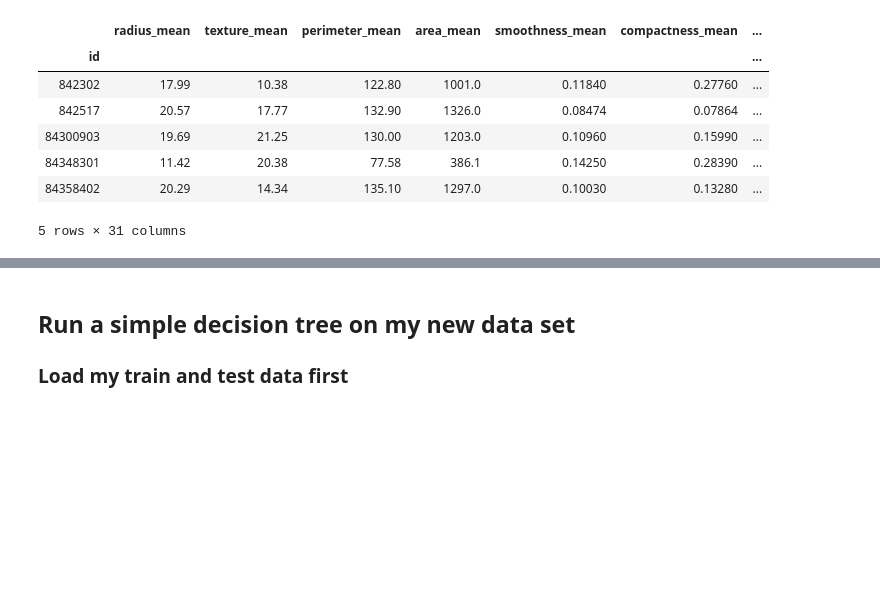
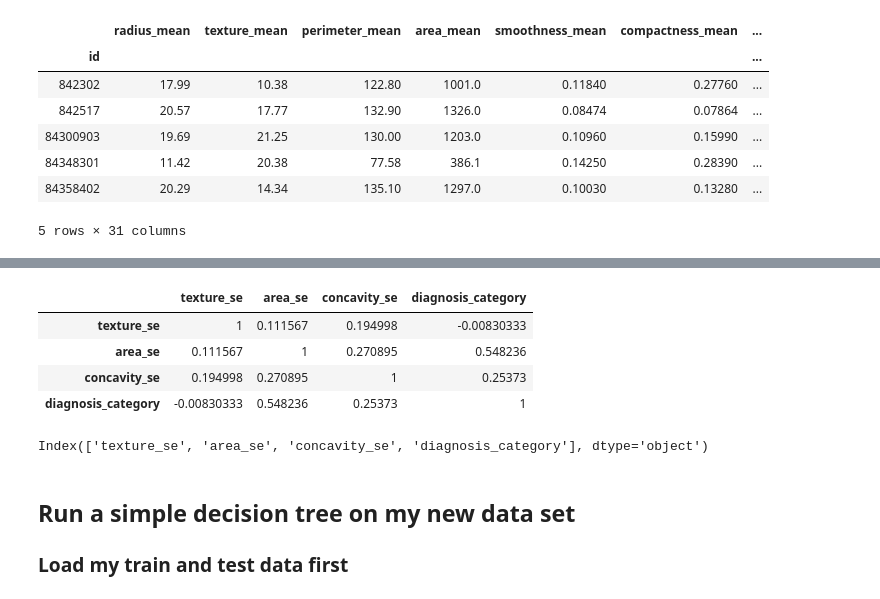
Before and after one commit to zuzanakovacsova/QB_DS_FinalProject, a Jupyter notebook: notebooks/Data analysis 2.ipynb, the cells around one changed output, grey strips where cells are left out. Saved outputs shown, nothing was run; the diff lists cells and outputs as text; code cells hidden in the pictures; blank space fills up the shorter version.

```diff
--- a/notebooks/Data analysis 2.ipynb
+++ b/notebooks/Data analysis 2.ipynb
@@ -160,5 +84,19 @@ df_removing_features.head()
 # %%
 df_removing_features.to_csv("/Suzi fun files/QB course/QB_DS_FinalProject/data/processed/data_cleaned_features.csv")
+# %%
+#Correlation plot
+corr = df_removing_features.corr()
+corr.style.background_gradient(cmap='coolwarm')
+# %% [output]
+|  | texture_se | area_se | concavity_se | diagnosis_category |
+| texture_se | 1 | 0.111567 | 0.194998 | -0.00830333 |
+| area_se | 0.111567 | 1 | 0.270895 | 0.548236 |
+| concavity_se | 0.194998 | 0.270895 | 1 | 0.25373 |
+| diagnosis_category | -0.00830333 | 0.548236 | 0.25373 | 1 |
+# %%
+df_removing_features.columns
+# %% [output]
+Index(['texture_se', 'area_se', 'concavity_se', 'diagnosis_category'], dtype='object')
 # %% [markdown]
 ## Run a simple decision tree on my new data set
 ### Load my train and test data first
```
Also changed, not shown: parts of 21 cells of this notebook, 3 other files.
